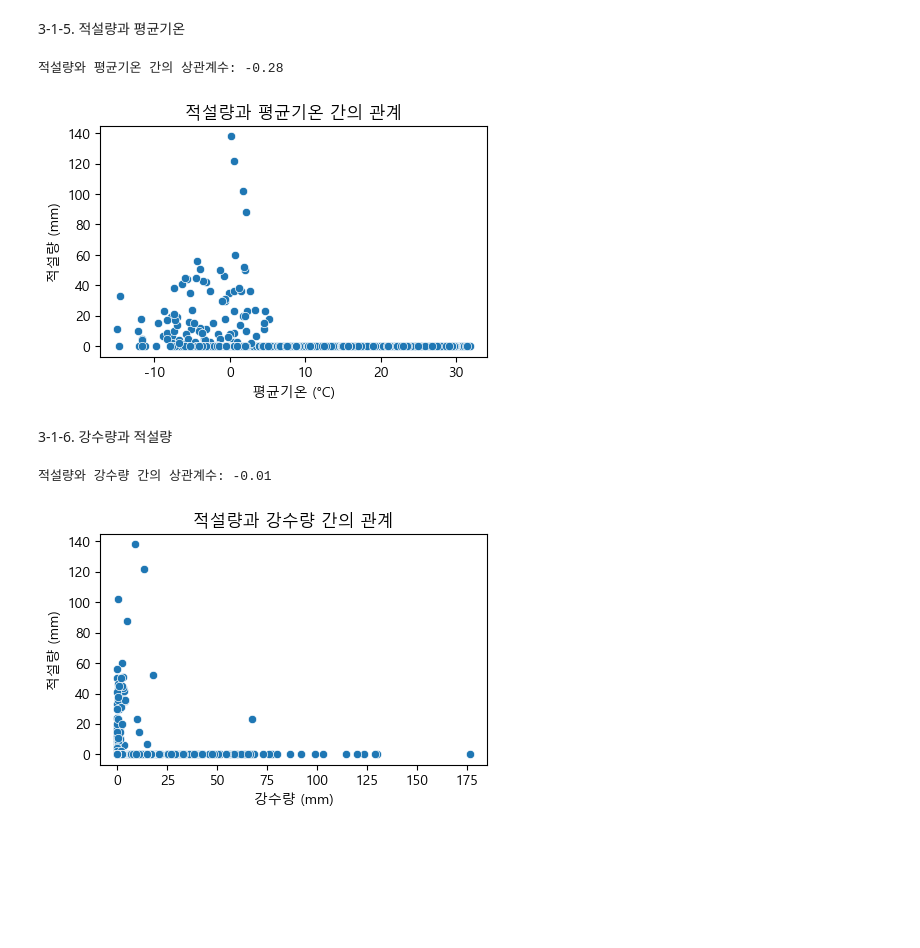
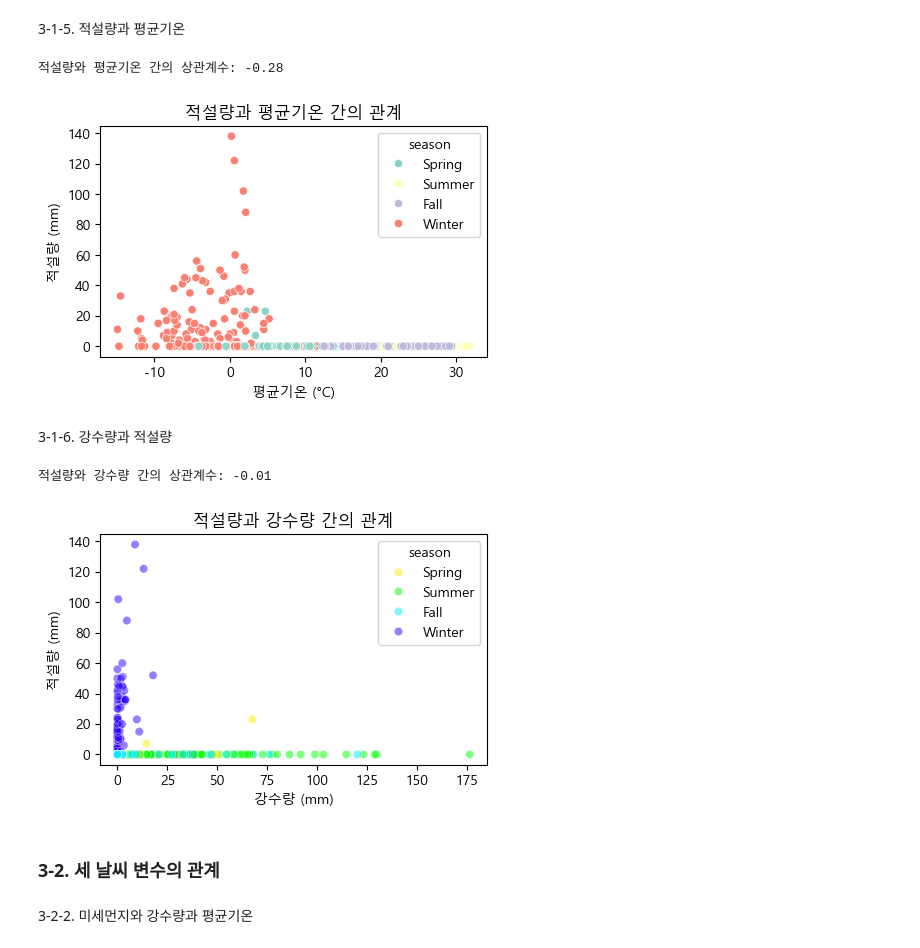
Before and after one commit to mini-project-y/1st_mini_project, a Jupyter notebook: Yuri/p_analysis_weather_with_comment.ipynb, the cells around one changed output. Cells and saved outputs as stored; diff of their text form; code cells hidden in the pictures; blank space fills up the shorter version.

```diff
--- a/Yuri/p_analysis_weather_with_comment.ipynb
+++ b/Yuri/p_analysis_weather_with_comment.ipynb
@@ -1591,18 +1666,18 @@ plt.show()
 # %%
 # 상관계수
 correlation = all_df['snow_depth(mm)'].corr(all_df['avg_temp'])
 print(f"적설량와 평균기온 간의 상관계수: {correlation:.2f}")
 
 # 산점도 그리기
 plt.figure(figsize=(5, 3))
-sns.scatterplot(data=all_df, x='avg_temp', y='snow_depth(mm)')
+sns.scatterplot(data=all_df, x='avg_temp', y='snow_depth(mm)', hue='season', palette='Set3')
 plt.title('적설량과 평균기온 간의 관계')
 plt.xlabel('평균기온 (°C)')
 plt.ylabel('적설량 (mm)')
 plt.show()
 # %% [output]
 적설량와 평균기온 간의 상관계수: -0.28
-[figure, old version]
+[figure, new version]
 # %% [markdown]
 3-1-6. 강수량과 적설량
 # %%
@@ -1612,11 +1687,15 @@ print(f"적설량와 강수량 간의 상관계수: {correlation:.2f}")
 
 # 산점도 그리기
 plt.figure(figsize=(5, 3))
-sns.scatterplot(data=all_df, x='precipitation(mm)', y='snow_depth(mm)')
+sns.scatterplot(data=all_df, x='precipitation(mm)', y='snow_depth(mm)', hue='season', palette='gist_rainbow', alpha = 0.5)
 plt.title('적설량과 강수량 간의 관계')
 plt.xlabel('강수량 (mm)')
 plt.ylabel('적설량 (mm)')
 plt.show()
 # %% [output]
 적설량와 강수량 간의 상관계수: -0.01
-[figure, old version]
+[figure, new version]
+# %% [markdown]
+### 3-2. 세 날씨 변수의 관계
+# %% [markdown]
+3-2-2. 미세먼지와 강수량과 평균기온
```
Also changed, not shown: parts of 11 cells of this notebook, 4 other files.
